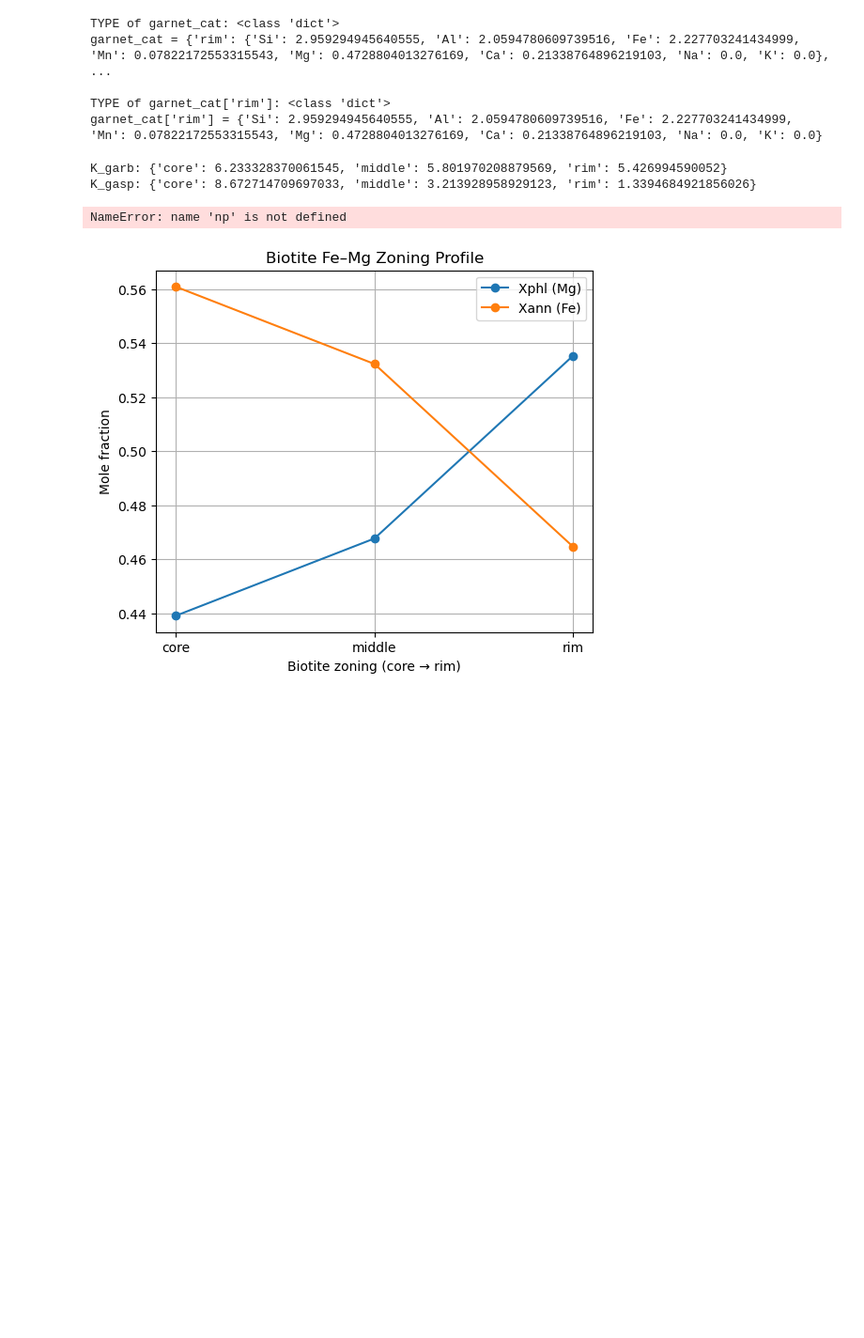
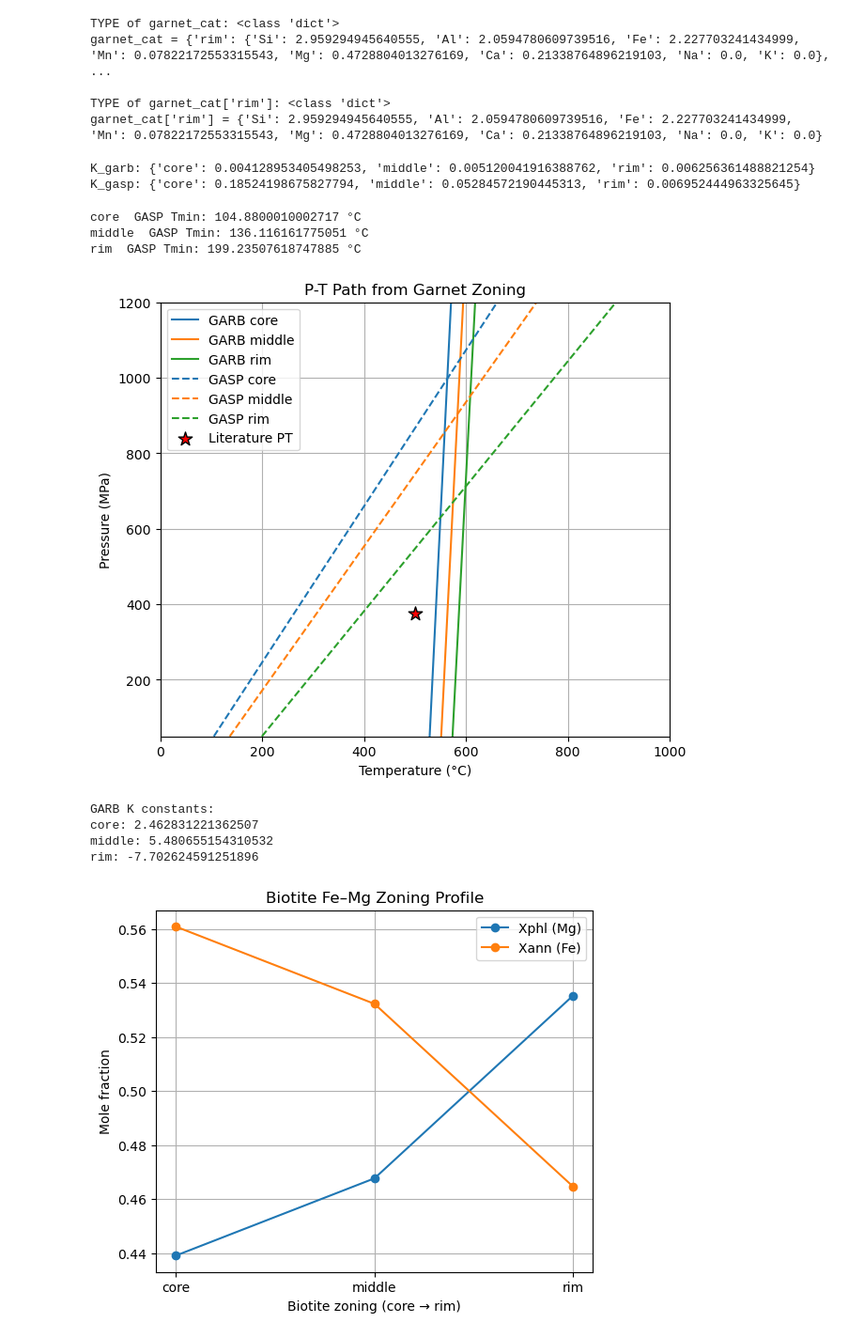
Before and after one commit to maggiedart16/mmd-geos505, a Jupyter notebook: Geothermobarometry.ipynb, the cells around one changed output. Shown at 94% size. Drawn from its saved outputs; the diff is of its cells as text; code cells hidden in the pictures; blank space fills up the shorter version.

```diff
--- a/Geothermobarometry.ipynb
+++ b/Geothermobarometry.ipynb
@@ -208,7 +210,7 @@ def K_GARB_zone(zone):
     aMg_b = biotite_X[zone]['Xphl']  # aMg(bt)
     if np.any(np.isnan([aFe_g,aMg_g,aFe_b,aMg_b])) or aMg_g==0 or aMg_b==0:
         return np.nan
-    return (aFe_g / aMg_g) / (aFe_b / aMg_b)
+    return (aFe_b**3 * aMg_g**3) / (aFe_g**3 * aMg_b**3)
 
 def K_GASP_zone(zone):
 
@@ -216,13 +218,13 @@ def K_GASP_zone(zone):
     a_plag = plag_X[zone]['XAn']
     if np.isnan(a_grs) or np.isnan(a_plag) or a_plag == 0:
         return np.nan
-    return a_grs / (a_plag**3)
+    return (a_grs**3 / (a_plag**3))
 
 K_garb = {z: K_GARB_zone(z) for z in ['core','middle','rim']}
 K_gasp = {z: K_GASP_zone(z) for z in ['core','middle','rim']}
 print("K_garb:", K_garb)
 print("K_gasp:", K_gasp)
 # %% [output]
-K_garb: {'core': 6.233328370061545, 'middle': 5.801970208879569, 'rim': 5.426994590052}
-K_gasp: {'core': 8.672714709697033, 'middle': 3.213928958929123, 'rim': 1.3394684921856026}
+K_garb: {'core': 0.004128953405498253, 'middle': 0.005120041916388762, 'rim': 0.006256361488821254}
+K_gasp: {'core': 0.18524198675827794, 'middle': 0.05284572190445313, 'rim': 0.006952444963325645}
 # %%
@@ -254,6 +261,7 @@ def P_from_GASP(K, T):
 P_grid = np.linspace(50, 1200, 2000)  # MPa
 colors = {'core': 'tab:blue', 'middle': 'tab:orange', 'rim': 'tab:green'}
 
+Tmin, Tmax = 200, 1600 # K
 plt.figure(figsize=(7,6))
 
 # GARB curves
@@ -265,12 +273,45 @@ for zone in ['core', 'middle', 'rim']:
     mask = np.isfinite(Tvals_K)
 
     plt.plot(
+        Tvals_K[mask] - 273.15,   # convert to °C
         P_grid[mask],
-        Tvals_K[mask] - 273.15,   # convert to °C
         label=f'GARB {zone}',
         color=colors[zone]
     )
+# GASP curves
+for zone in ['core', 'middle', 'rim']:
 
+    Kp = K_gasp[zone]
+
+    Tvals = []
+
+    for P in P_grid:
+        def f(T):
+            return P_from_GASP(Kp, T) - P
+
+        try:
+            T_solution = opt.brentq(f, Tmin, Tmax)
+            Tvals.append(T_solution)
+
+            if abs(f(T_solution)) > 1e-4:
+                print("WARNING: bad root at P =", P)
+
+        except:
+            Tvals.append(np.nan)
+
+    Tvals = np.array(Tvals)
+    mask = np.isfinite(Tvals)
+
+    if np.any(mask):
+        plt.plot(
+            Tvals[mask] - 273.15,
+            P_grid[mask],
+            linestyle='--',
+            color=colors[zone],
+            label=f'GASP {zone}'
+        )
+
+    print(zone, " GASP Tmin:", np.nanmin(Tvals)-273.15, "°C")
 # GASP intersections
 PT_points = {}
 for z in ['core','middle','rim']:
@@ -289,41 +330,57 @@ for z in ['core','middle','rim']:
             gvals.append(np.nan)
             continue
         Pcalc = P_from_GASP(Kp, T_K)
         gvals.append(Pcalc - P)
 
     gvals = np.array(gvals)
 
     finite = np.isfinite(gvals)
     if not finite.any():
         PT_points[z] = (np.nan, np.nan)
         continue
 
     idx = np.nanargmin(abs(gvals))
     P_root = P_grid[idx]
     T_root = T_from_GARB(Kg, P_root)
 
     if abs(gvals[idx]) > 5.0:
         PT_points[z] = (np.nan, np.nan)
     else:
         PT_points[z] = (P_root, T_root)
 
 # Plot the intersection
-for z,(Psol,Tsol) in PT_points.items():
-    if np.isfinite(Psol) and np.isfinite(Tsol):
-        plt.scatter(Psol, Tsol - 273.15, s=80, color=colors[z], edgecolor='k', zorder=5)
-        plt.text(Psol * 1.01, Tsol - 273.15 + 5, z)
+#for z,(Tsol,Psol) in PT_points.items():
+#    if np.isfinite(Psol) and np.isfinite(Tsol):
+        #plt.scatter(Tsol - 273.15, Psol, s=80, color=colors[z], edgecolor='k', zorder=5)
+        #plt.text((Tsol - 273.15)* 1.01, Psol + 5, z)
 
 # Literature point
-plt.scatter([376], [500], marker='*', s=120, color='red', label='Literature PT', zorder=5, edgecolor='k')
+plt.scatter([500], [376], marker='*', s=120, color='red', label='Literature PT', zorder=5, edgecolor='k')
 
-plt.xlabel("Pressure (MPa)")
-plt.ylabel("Temperature (°C)")
+plt.xlabel("Temperature (°C)")
+plt.ylabel("Pressure (MPa)")
 plt.title("P-T Path from Garnet Zoning")
+plt.autoscale()
+plt.xlim(0,1000)
+plt.ylim(50, 1200)
 plt.legend()
 plt.grid(True)
 plt.show()
 # %% [output]
-NameError: name 'np' is not defined
+core  GASP Tmin: 104.8800010002717 °C
+middle  GASP Tmin: 136.116161775051 °C
+rim  GASP Tmin: 199.23507618747885 °C
+[figure, added]
+# %%
+print("\nGARB K constants:")
+print("core:", K_garb['core'])
+print("middle:", K_garb['middle'])
+print("rim:", K_garb['rim'])
+# %% [output]
+GARB K constants:
+core: 2.462831221362507
+middle: 5.480655154310532
+rim: -7.702624591251896
 # %%
 zones = ['core', 'middle', 'rim']
 Xphl = [biotite_X[z]['Xphl'] for z in zones]
```
Also changed, not shown: parts of 3 cells of this notebook.
